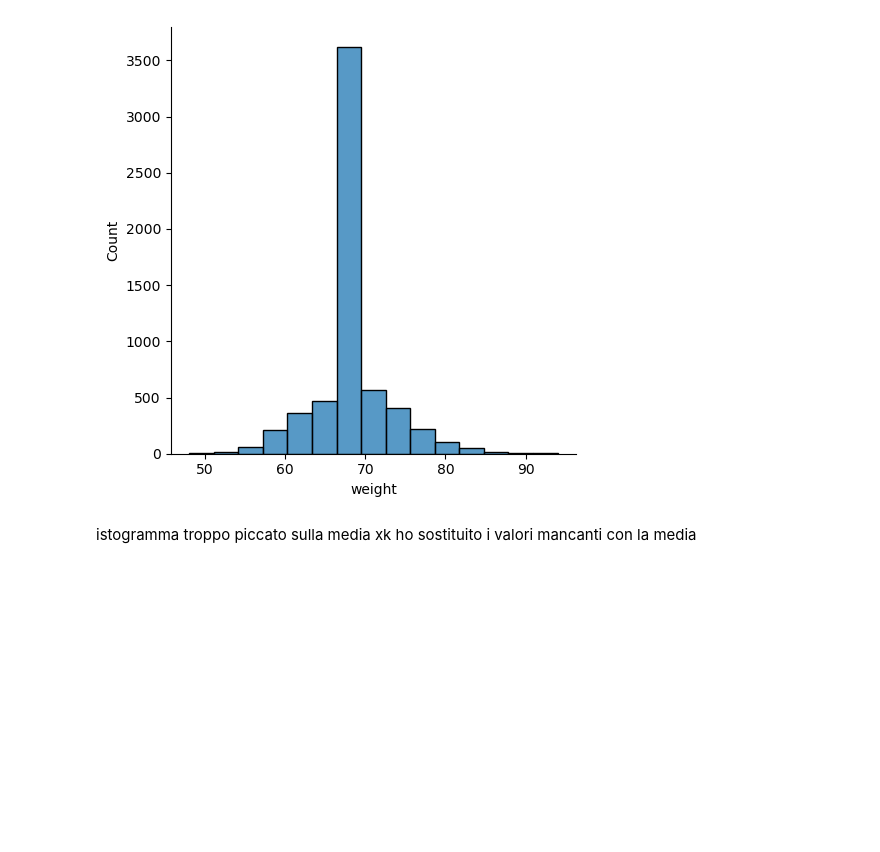
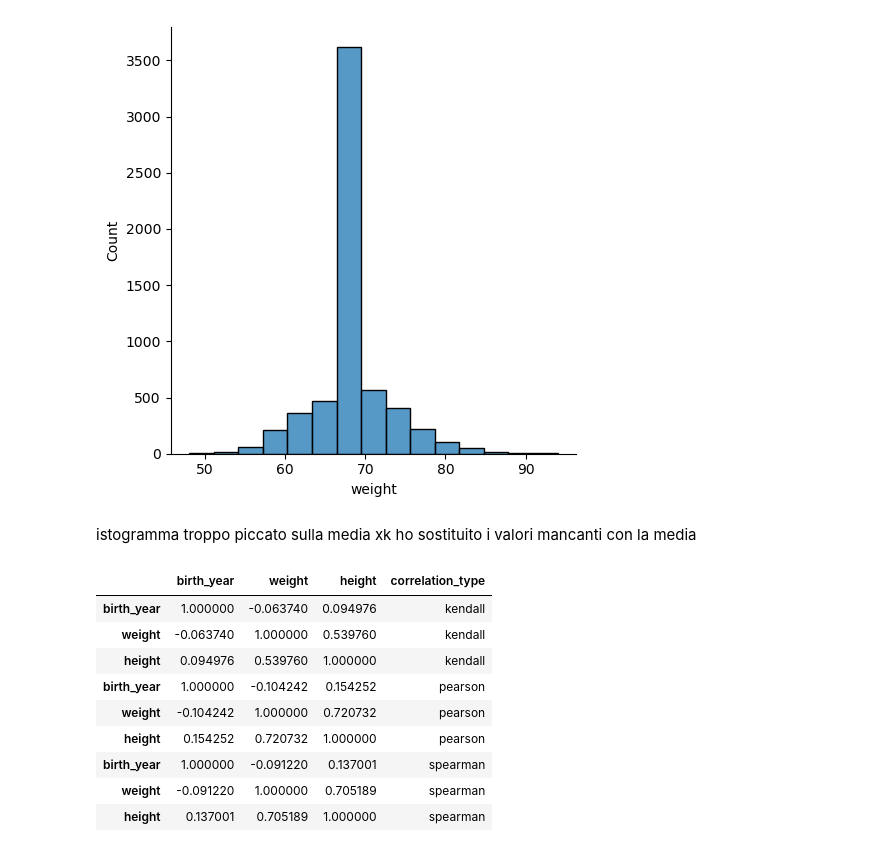
Before and after one commit to andr3w1699/DM-Project-24-25, a Jupyter notebook: notebook/DataUnderstanding2.ipynb, the cells around one changed output. Saved outputs shown, nothing was run; the diff lists cells and outputs as text; code cells hidden in the pictures; blank space fills up the shorter version.

```diff
--- a/notebook/DataUnderstanding2.ipynb
+++ b/notebook/DataUnderstanding2.ipynb
@@ -114,3 +114,19 @@ istogramma troppo piccato sulla media xk ho sostituito i valori mancanti con la
 # %%
 from dataunderstanding import correlations
 from transformations import center_and_scale, drop_boolean
+
+dataset = pd.read_csv('../dataset/cyclists.csv')
+normalized_dataset, normalization_scalers_dataset = center_and_scale(dataset)
+correlations = correlations(normalized_dataset)
+correlations
+# %% [output]
+|  | birth_year | weight | height | correlation_type |
+| birth_year | 1.000000 | -0.063740 | 0.094976 | kendall |
+| weight | -0.063740 | 1.000000 | 0.539760 | kendall |
+| height | 0.094976 | 0.539760 | 1.000000 | kendall |
+| birth_year | 1.000000 | -0.104242 | 0.154252 | pearson |
+| weight | -0.104242 | 1.000000 | 0.720732 | pearson |
+| height | 0.154252 | 0.720732 | 1.000000 | pearson |
+| birth_year | 1.000000 | -0.091220 | 0.137001 | spearman |
+| weight | -0.091220 | 1.000000 | 0.705189 | spearman |
+| height | 0.137001 | 0.705189 | 1.000000 | spearman |
```
Also changed, not shown: parts of 3 cells of this notebook.
